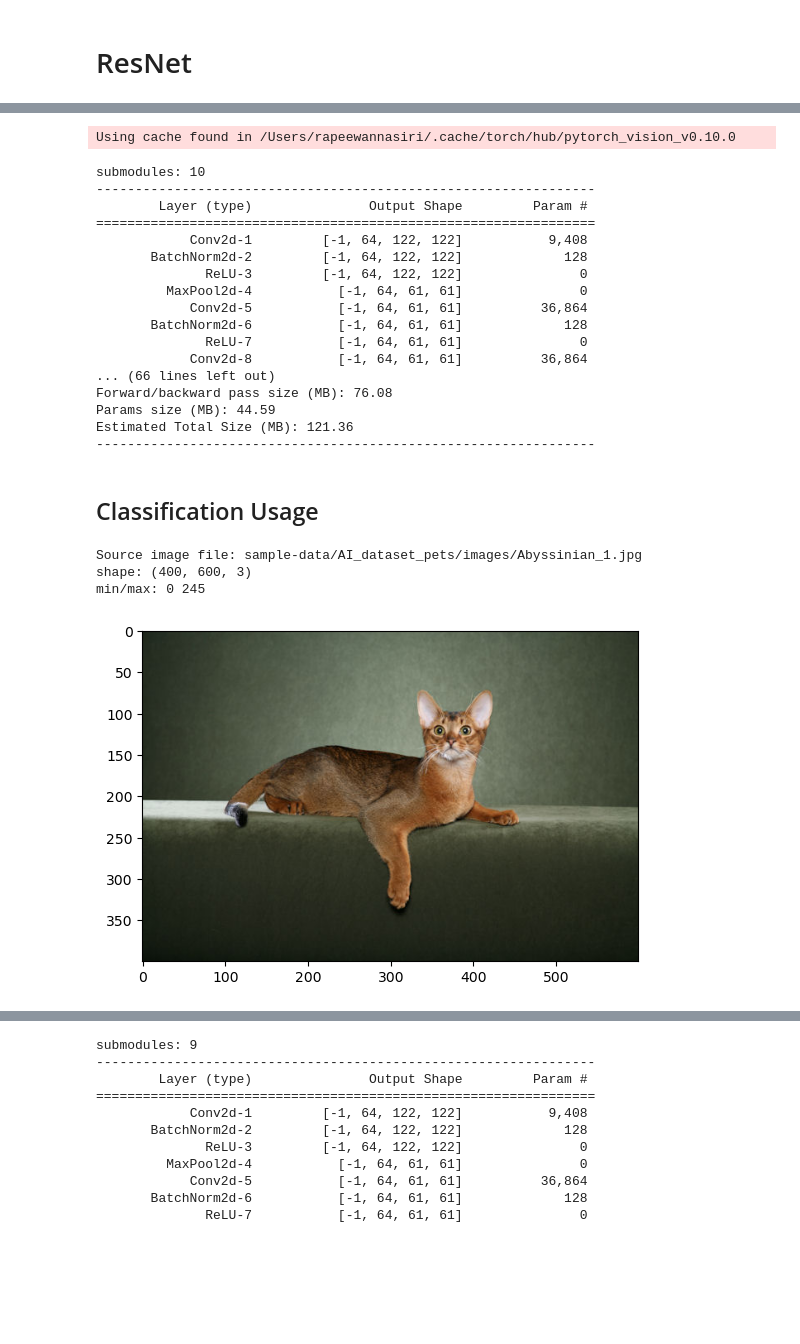
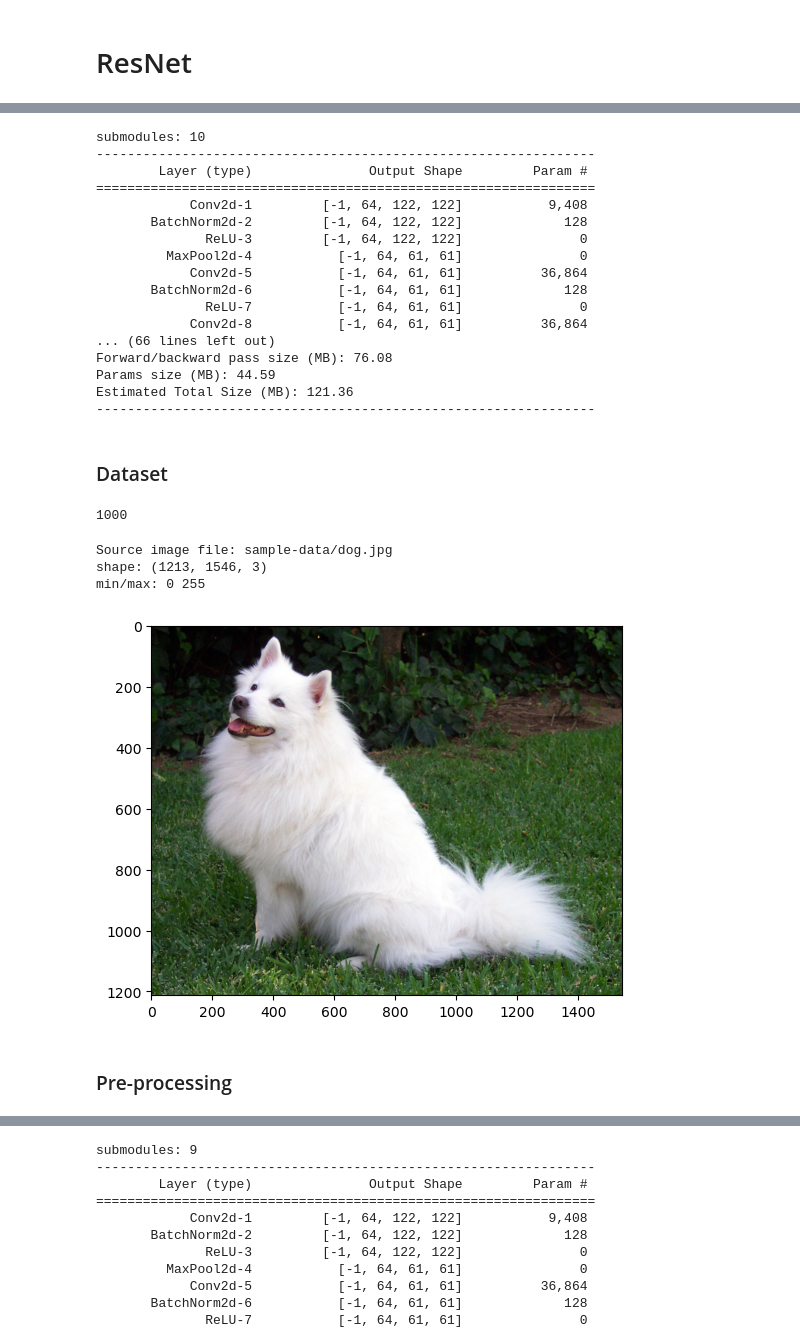
Before and after one commit to rapee9999/LearnCV, a Jupyter notebook: resnet.ipynb, the cells around one changed output, grey strips where cells are left out. Saved outputs shown, nothing was run; the diff lists cells and outputs as text; code cells hidden in the pictures; blank space fills up the shorter version.

Commit message:
arrow classification

```diff
--- a/resnet.ipynb
+++ b/resnet.ipynb
@@ -38,57 +47,78 @@ https://pytorch.org/hub/pytorch_vision_resnet/
 Tensor of shape 1000, with confidence scores over ImageNet's 1000 classes.<br>
 To get probabilities, you can run a softmax on it.
 # %%
-model = torch.hub.load('pytorch/vision:v0.10.0', 'resnet18', pretrained=True)
+# Get model in mem with pretrained weights (cache in ~/.cache/torch).
+# model = torch.hub.load('pytorch/vision:v0.10.0', 'resnet18', pretrained=True)
+
+# Manually get model and pretrained weights.
+model = torchvision.models.resnet18().to(DEVICE)
+pretrained_w_file = 'model-store/resnet18-f37072fd.pth'
+pretrained_w = torch.load(pretrained_w_file, DEVICE)
+model.load_state_dict(pretrained_w)
+
+# show model.
 print("submodules:", len(list(model.children())))
 torchsummary.summary(model, (3,244,244))
 # %% [output]
-Using cache found in /Users/rapeewannasiri/.cache/torch/hub/pytorch_vision_v0.10.0
+submodules: 10
+----------------------------------------------------------------
+        Layer (type)               Output Shape         Param #
+================================================================
+            Conv2d-1         [-1, 64, 122, 122]           9,408
+       BatchNorm2d-2         [-1, 64, 122, 122]             128
+              ReLU-3         [-1, 64, 122, 122]               0
+         MaxPool2d-4           [-1, 64, 61, 61]               0
+            Conv2d-5           [-1, 64, 61, 61]          36,864
+       BatchNorm2d-6           [-1, 64, 61, 61]             128
+              ReLU-7           [-1, 64, 61, 61]               0
+            Conv2d-8           [-1, 64, 61, 61]          36,864
+... (66 lines left out)
+Forward/backward pass size (MB): 76.08
+Params size (MB): 44.59
+Estimated Total Size (MB): 121.36
+----------------------------------------------------------------
-submodules: 10
-----------------------------------------------------------------
-        Layer (type)               Output Shape         Param #
-================================================================
-            Conv2d-1         [-1, 64, 122, 122]           9,408
-       BatchNorm2d-2         [-1, 64, 122, 122]             128
-              ReLU-3         [-1, 64, 122, 122]               0
-         MaxPool2d-4           [-1, 64, 61, 61]               0
-            Conv2d-5           [-1, 64, 61, 61]          36,864
-       BatchNorm2d-6           [-1, 64, 61, 61]             128
-              ReLU-7           [-1, 64, 61, 61]               0
-            Conv2d-8           [-1, 64, 61, 61]          36,864
-... (66 lines left out)
-Forward/backward pass size (MB): 76.08
-Params size (MB): 44.59
-Estimated Total Size (MB): 121.36
-----------------------------------------------------------------
-# %% [markdown]
-## Classification Usage
+# %% [markdown]
+### Dataset
+# %%
+# Download an example image from the pytorch website
+url, filepath = ("https://github.com/pytorch/hub/raw/master/images/dog.jpg", "sample-data/dog.jpg")
+try: urllib.URLopener().retrieve(url, filepath)
+except: urllib.request.urlretrieve(url, filepath)
+
+res = requests.get("https://raw.githubusercontent.com/pytorch/hub/master/imagenet_classes.txt")
+if not res.ok:
+    raise requests.exceptions.RequestException("Cannot fetch class list")
+categories = res.text.split('\n')
+print(len(categories))
+# %% [output]
+1000
 # %%
 # Load image
 # filename = "lena.jpg"
 # filename = "baboon.jpg"
 # filename = "butterfly.jpg"
 # filename = "apple.jpg"
 # filename = "HappyFish.jpg"
-filename = "Abyssinian_1.jpg"
-# filepath = f"sample-data/{filename}"
-# filepath = f"sample-data/{filename}"
-filepath = f"sample-data/AI_dataset_pets/images/{filename}"
+filename = "dog.jpg"
+filepath = f"sample-data/{filename}"
 try:
     cvUtils.getCvSample(filename, filepath)
 except:
     assert os.path.isfile(filepath), FileNotFoundError(filepath)
 print("Source image file:", filepath)
 
 input_image = cv2.imread(filepath)
 input_image = cv2.cvtColor(input_image, cv2.COLOR_BGR2RGB)
 plt.imshow(input_image)
 print("shape:", input_image.shape)
 print("min/max:", np.min(input_image), np.max(input_image))
 # %% [output]
-Source image file: sample-data/AI_dataset_pets/images/Abyssinian_1.jpg
-shape: (400, 600, 3)
-min/max: 0 245
+Source image file: sample-data/dog.jpg
+shape: (1213, 1546, 3)
+min/max: 0 255
-[figure, old version]
+[figure, new version]
+# %% [markdown]
+### Pre-processing
 # %%
 # Pre processing
 preprocess = torchvision.transforms.Compose([
```
Also changed, not shown: parts of 27 cells of this notebook, 1 other file.
